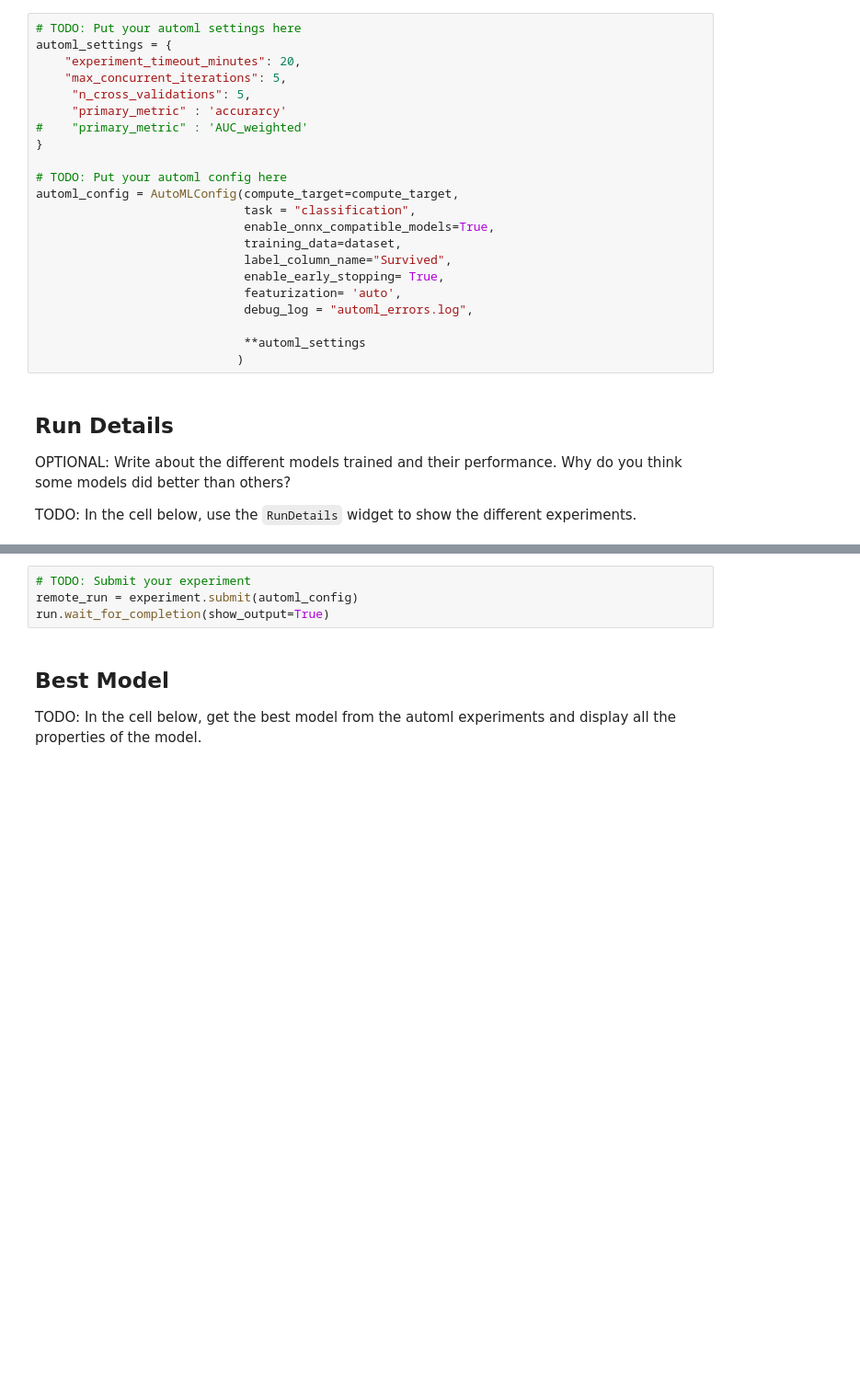
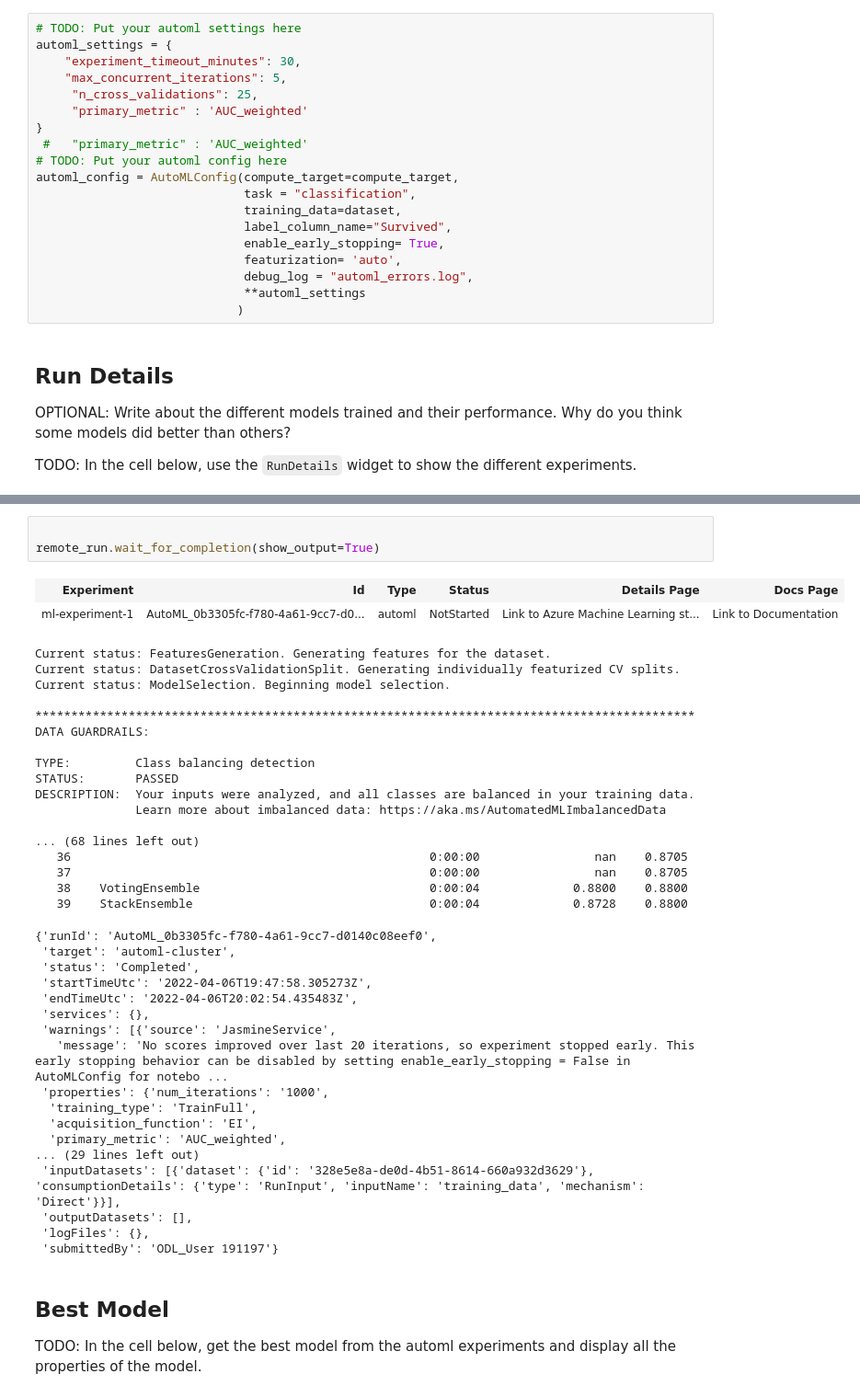
Before and after one commit to camille-wilkens/AZ_Capstone, a Jupyter notebook: automl.ipynb, the cells around one changed output, grey strips where cells are left out. Shown: that part at 92% size. Drawn from its saved outputs; the diff is of its cells as text; blank space fills up the shorter version.

```diff
--- a/automl.ipynb
+++ b/automl.ipynb
@@ -122,23 +155,20 @@ TODO: Explain why you chose the automl settings and cofiguration you used below.
 # %%
 # TODO: Put your automl settings here
 automl_settings = {
-    "experiment_timeout_minutes": 20,
+    "experiment_timeout_minutes": 30,
     "max_concurrent_iterations": 5,
-     "n_cross_validations": 5,
-     "primary_metric" : 'accurarcy'
-#    "primary_metric" : 'AUC_weighted'
+     "n_cross_validations": 25,
+     "primary_metric" : 'AUC_weighted'
 }
-
+ #   "primary_metric" : 'AUC_weighted'
 # TODO: Put your automl config here
 automl_config = AutoMLConfig(compute_target=compute_target,
                              task = "classification",
-                             enable_onnx_compatible_models=True,
                              training_data=dataset,
                              label_column_name="Survived",
                              enable_early_stopping= True,
                              featurization= 'auto',
                              debug_log = "automl_errors.log",
-
                              **automl_settings
                             )
 # %% [markdown]
@@ -152,7 +192,43 @@ RunDetails(remote_run).show()
 # %%
-# TODO: Submit your experiment
-remote_run = experiment.submit(automl_config)
-run.wait_for_completion(show_output=True)
+
+remote_run.wait_for_completion(show_output=True)
+# %% [output]
+| Experiment | Id | Type | Status | Details Page | Docs Page |
+| ml-experiment-1 | AutoML_0b3305fc-f780-4a61-9cc7-d0... | automl | NotStarted | Link to Azure Machine Learning st... | Link to Documentation |
+Current status: FeaturesGeneration. Generating features for the dataset.
+Current status: DatasetCrossValidationSplit. Generating individually featurized CV splits.
+Current status: ModelSelection. Beginning model selection.
+
+********************************************************************************************
+DATA GUARDRAILS:
+
+TYPE:         Class balancing detection
+STATUS:       PASSED
+DESCRIPTION:  Your inputs were analyzed, and all classes are balanced in your training data.
+              Learn more about imbalanced data: https://aka.ms/AutomatedMLImbalancedData
+
+... (68 lines left out)
+   36                                                  0:00:00                nan    0.8705
+   37                                                  0:00:00                nan    0.8705
+   38    VotingEnsemble                                0:00:04             0.8800    0.8800
+   39    StackEnsemble                                 0:00:04             0.8728    0.8800
+{'runId': 'AutoML_0b3305fc-f780-4a61-9cc7-d0140c08eef0',
+ 'target': 'automl-cluster',
+ 'status': 'Completed',
+ 'startTimeUtc': '2022-04-06T19:47:58.305273Z',
+ 'endTimeUtc': '2022-04-06T20:02:54.435483Z',
+ 'services': {},
+ 'warnings': [{'source': 'JasmineService',
+   'message': 'No scores improved over last 20 iterations, so experiment stopped early. This early stopping behavior can be disabled by setting enable_early_stopping = False in AutoMLConfig for notebo ...
+ 'properties': {'num_iterations': '1000',
+  'training_type': 'TrainFull',
+  'acquisition_function': 'EI',
+  'primary_metric': 'AUC_weighted',
+... (29 lines left out)
+ 'inputDatasets': [{'dataset': {'id': '328e5e8a-de0d-4b51-8614-660a932d3629'}, 'consumptionDetails': {'type': 'RunInput', 'inputName': 'training_data', 'mechanism': 'Direct'}}],
+ 'outputDatasets': [],
+ 'logFiles': {},
+ 'submittedBy': 'ODL_User 191197'}
 # %% [markdown]
 ## Best Model
 
```
Also changed, not shown: parts of 12 cells of this notebook, 3 other files.
